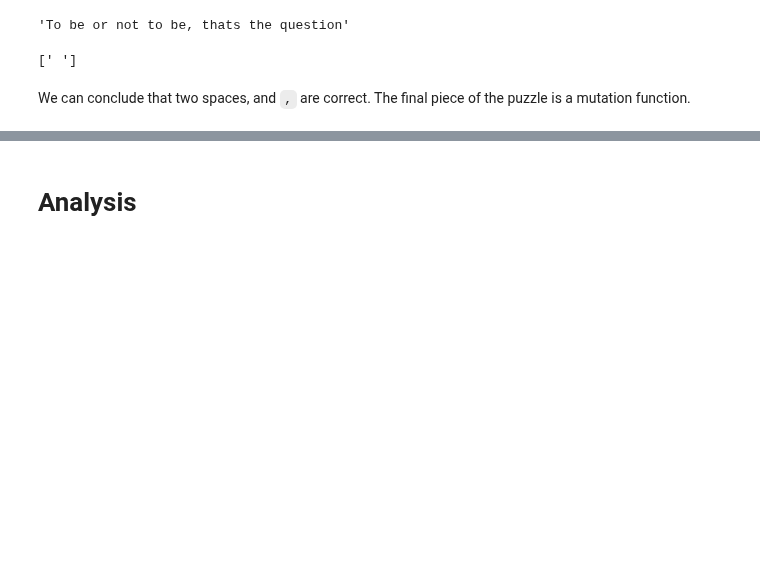
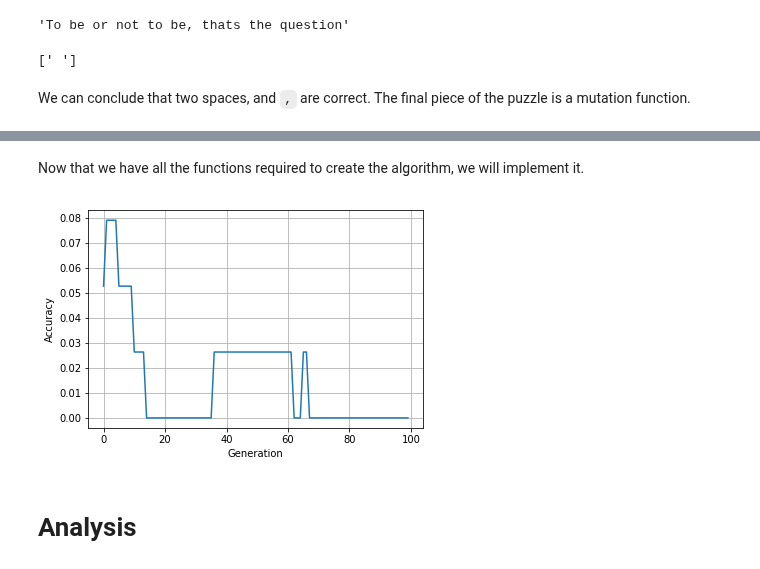
Before and after one commit to darkeclipz/jupyter-notebooks, a Jupyter notebook: Notebooks/Genetic Algorithms.ipynb, the cells around one changed output, grey strips where cells are left out. Cells and saved outputs as stored; diff of their text form; code cells hidden in the pictures; blank space fills up the shorter version.

```diff
--- a/Notebooks/Genetic Algorithms.ipynb
+++ b/Notebooks/Genetic Algorithms.ipynb
@@ -388,2 +417,45 @@ mutate(crossover_sample.genotypes, 0.05)
+# %% [markdown]
+Now that we have all the functions required to create the algorithm, we will implement it.
+# %%
+N = 25 # Population size
+mutation_rate = 0.005
+max_generations = 100
+domain =  [chr(x) for x in range(65, 91)]\
+        + [chr(x) for x in range(97, 123)]\
+        + [',', ' ']
+sentence = [ord(l) for l in "To be or not to be, thats the question"]
+
+current_generation = [DNA(len(sentence), domain) for _ in range(N)]
+
+generation = []
+accuracy = []
+
+for current_generation_index in range(max_generations):
+    df = statistics(current_generation, sentence)
+
+    # Overall statistics
+    generation.append(current_generation_index)
+    accuracy.append(df.sort_values(by=['accuracy'], ascending=False)['accuracy'].iloc[0])
+
+    next_generation = []
+    for _ in range(N):
+        A = df['DNA'][pick(df)].genotypes
+        B = df['DNA'][pick(df)].genotypes
+        dna = DNA(len(sentence), domain)
+        dna.genotypes = crossover(A, B)
+        dna.genotypes = mutate(dna.genotypes, mutation_rate)
+        next_generation.append(dna)
+    current_generation = next_generation
+
+df = pd.DataFrame()
+df['Generation'] = generation
+df['Accuracy'] = accuracy
+df[:10]
+plot(df['Accuracy'])
+xlabel('Generation')
+ylabel('Accuracy')
+grid()
+# %% [output]
+[figure, added]
 # %% [markdown]
 # Analysis
```
Also changed, not shown: parts of 17 cells of this notebook.
